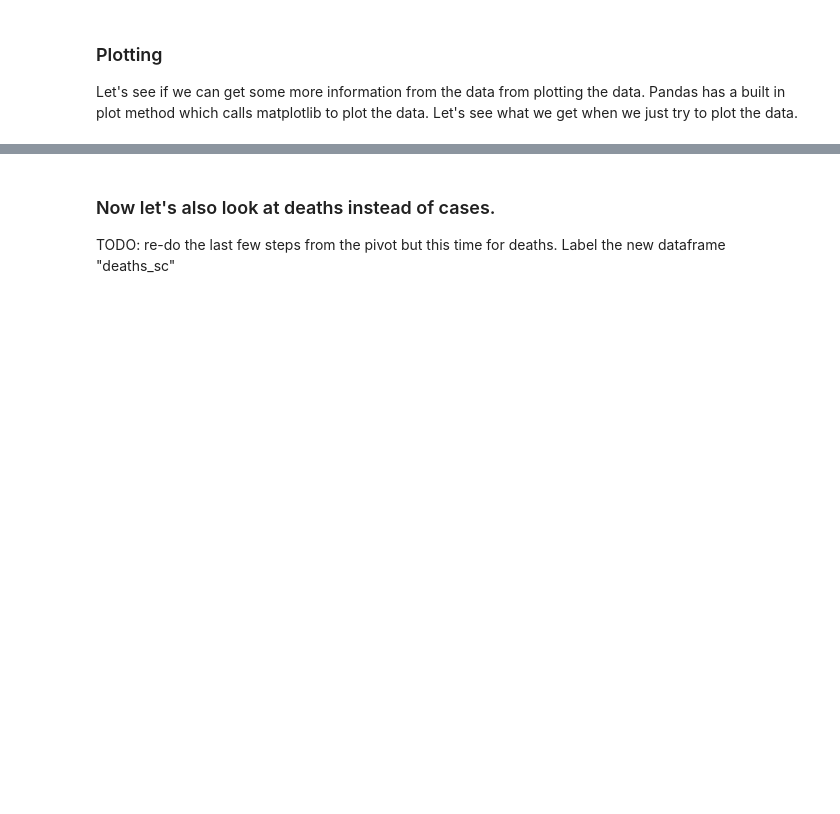
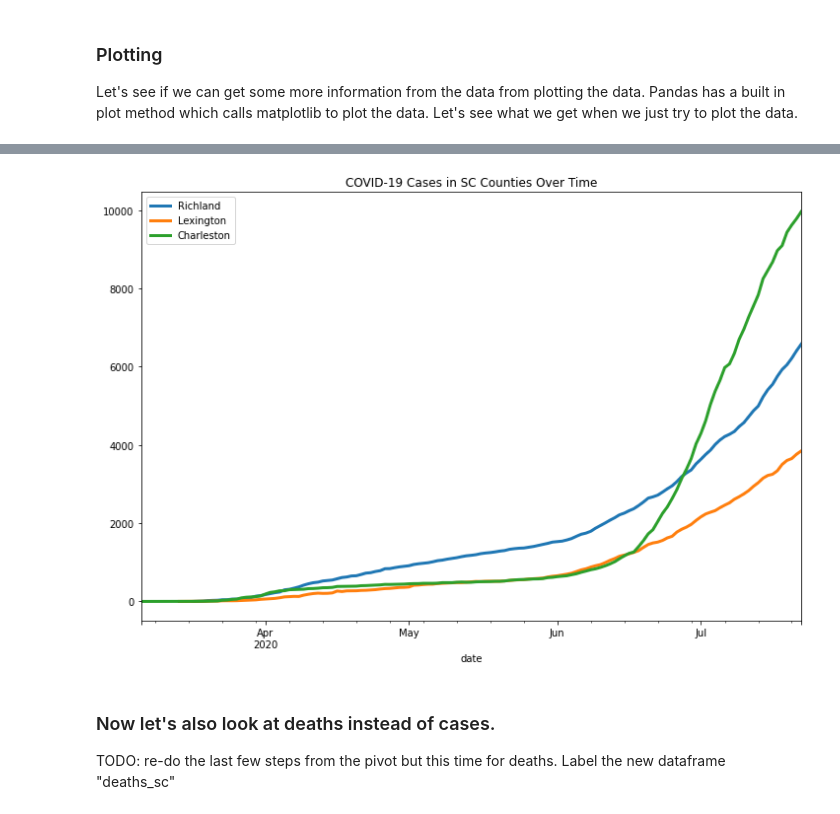
Before and after one commit to uofscphysics/STEM_Python_Course, a Jupyter notebook: 01_Week1/07_PandasCovid19/07_A_SouthCarolina.ipynb, the cells around one changed output, grey strips where cells are left out. Cells and saved outputs as stored; diff of their text form; code cells hidden in the pictures; blank space fills up the shorter version.

```diff
--- a/01_Week1/07_PandasCovid19/07_A_SouthCarolina.ipynb
+++ b/01_Week1/07_PandasCovid19/07_A_SouthCarolina.ipynb
@@ -105,11 +105,14 @@ plt.show()
 # %%
 # Show plotting inside of pandas
-plot = cases_sc.Richland.plot(figsize=(12,8), linewidth=5, legend=True)
+plot = cases_sc.Richland.plot(figsize=(12,8), linewidth=3, legend=True, title="COVID-19 Cases in SC Counties Over Time")
 
 # You can also access a column by a string name
-plot = cases_sc["Lexington"].plot(linewidth=5, legend=True)
+plot = cases_sc["Lexington"].plot(linewidth=3, legend=True)
 
 ### TODO: Add a few more counties to this graph
+plot = cases_sc["Charleston"].plot(linewidth=3, legend=True)
+# %% [output]
+[figure, added]
 # %% [markdown]
 ### Now let's also look at deaths instead of cases.
 TODO: re-do the last few steps from the pivot but this time for deaths. Label the new dataframe "deaths_sc"
```
Also changed, not shown: parts of 16 cells of this notebook.
